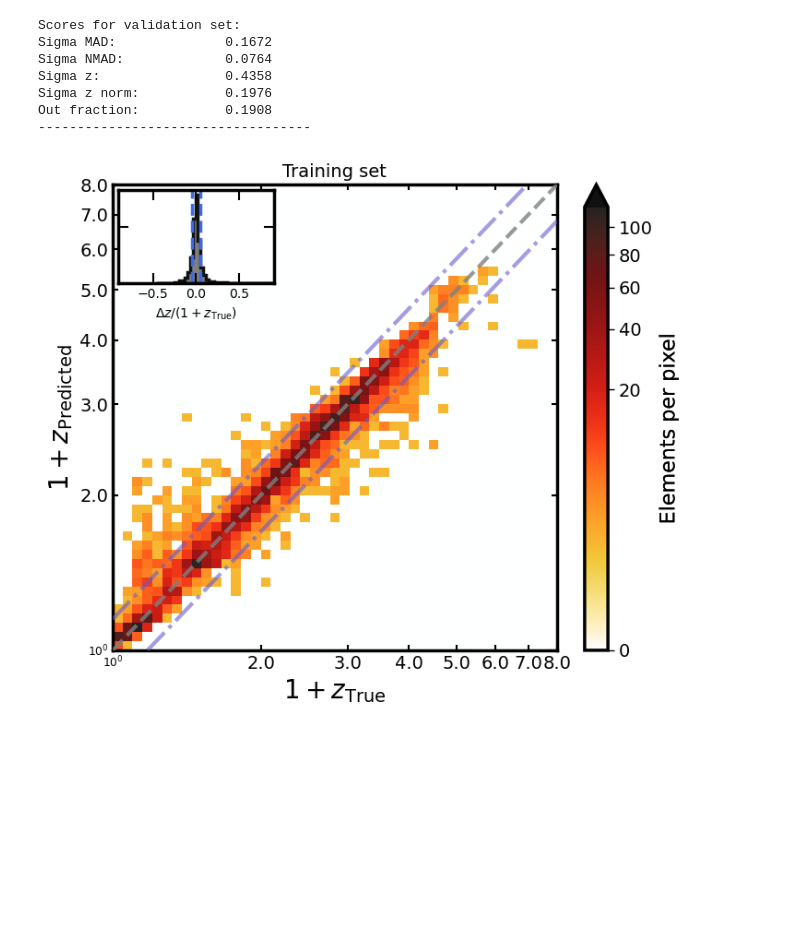
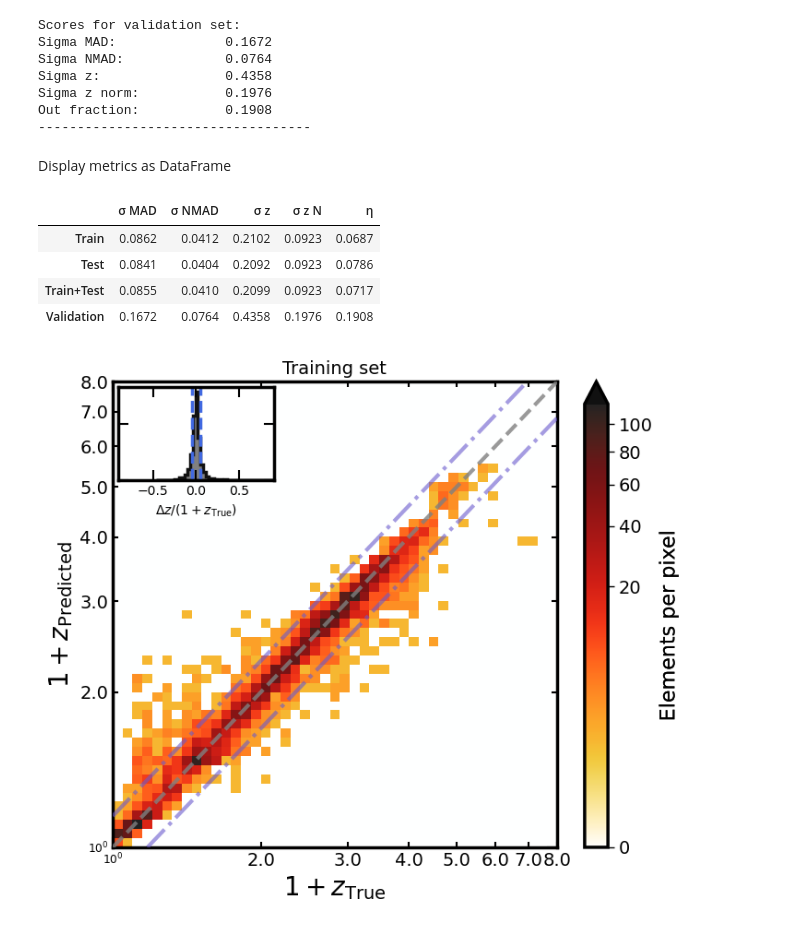
Before and after one commit to racarvajal/Pipeline_RG_z_ML, a Jupyter notebook: ML_18.ipynb, the cells around one changed output. Saved outputs shown, nothing was run; the diff lists cells and outputs as text; code cells hidden in the pictures; blank space fills up the shorter version.

```diff
--- a/ML_18.ipynb
+++ b/ML_18.ipynb
@@ -1175,11 +1179,13 @@ sigma_z_valid      = sigma_z(validation_prediction_reg.loc[:, 'Z'],      validat
 # %%
-sigma_z_norm_train = sigma_z_norm(train_prediction_reg.loc[:, 'Z'],      train_prediction_reg.loc[:, 'Label'])
-sigma_z_norm_test  = sigma_z_norm(test_prediction_reg.loc[:, 'Z'],       test_prediction_reg.loc[:, 'Label'])
-sigma_z_norm_valid = sigma_z_norm(validation_prediction_reg.loc[:, 'Z'], validation_prediction_reg.loc[:, 'Label'])
+sigma_z_norm_train      = sigma_z_norm(train_prediction_reg.loc[:, 'Z'],      train_prediction_reg.loc[:, 'Label'])
+sigma_z_norm_test       = sigma_z_norm(test_prediction_reg.loc[:, 'Z'],       test_prediction_reg.loc[:, 'Label'])
+sigma_z_norm_train_test = sigma_z_norm(train_test_prediction_reg.loc[:, 'Z'], train_test_prediction_reg.loc[:, 'Label'])
+sigma_z_norm_valid      = sigma_z_norm(validation_prediction_reg.loc[:, 'Z'], validation_prediction_reg.loc[:, 'Label'])
 # %%
-out_frac_train     = outlier_frac(train_prediction_reg.loc[:, 'Z'],      train_prediction_reg.loc[:, 'Label'])
-out_frac_test      = outlier_frac(test_prediction_reg.loc[:, 'Z'],       test_prediction_reg.loc[:, 'Label'])
-out_frac_valid     = outlier_frac(validation_prediction_reg.loc[:, 'Z'], validation_prediction_reg.loc[:, 'Label'])
+out_frac_train          = outlier_frac(train_prediction_reg.loc[:, 'Z'],      train_prediction_reg.loc[:, 'Label'])
+out_frac_test           = outlier_frac(test_prediction_reg.loc[:, 'Z'],       test_prediction_reg.loc[:, 'Label'])
+out_frac_train_test     = outlier_frac(train_test_prediction_reg.loc[:, 'Z'], train_test_prediction_reg.loc[:, 'Label'])
+out_frac_valid          = outlier_frac(validation_prediction_reg.loc[:, 'Z'], validation_prediction_reg.loc[:, 'Label'])
 # %%
 print('Scores for training set:')
 print(f'Sigma MAD:\t\t{sigma_mad_train:.4f}')
@@ -1228,6 +1234,25 @@ Sigma z:                0.4358
 Sigma z norm:           0.1976
 Out fraction:           0.1908
 -----------------------------------
+# %% [markdown]
+Display metrics as DataFrame
+# %%
+metrics_z = np.array([[sigma_mad_train,      sigma_nmad_train,      sigma_z_train,      sigma_z_norm_train,      out_frac_train],\
+                      [sigma_mad_test,       sigma_nmad_test,       sigma_z_test,       sigma_z_norm_test,       out_frac_test],\
+                      [sigma_mad_train_test, sigma_nmad_train_test, sigma_z_train_test, sigma_z_norm_train_test, out_frac_train_test],\
+                      [sigma_mad_valid,      sigma_nmad_valid,      sigma_z_valid,      sigma_z_norm_valid,      out_frac_valid]])
+# %%
+metrics_z_df = pd.DataFrame(data=metrics_z, index=['Train', 'Test', 'Train+Test', 'Validation'],\
+                            columns=['\u03C3 MAD', '\u03C3 NMAD', '\u03C3 z', '\u03C3 z N', '\u03B7'])
+# %%
+with pd.option_context('display.float_format', '{:.4f}'.format):
+    display(metrics_z_df)
+# %% [output]
+|  | σ MAD | σ NMAD | σ z | σ z N | η |
+| Train | 0.0862 | 0.0412 | 0.2102 | 0.0923 | 0.0687 |
+| Test | 0.0841 | 0.0404 | 0.2092 | 0.0923 | 0.0786 |
+| Train+Test | 0.0855 | 0.0410 | 0.2099 | 0.0923 | 0.0717 |
+| Validation | 0.1672 | 0.0764 | 0.4358 | 0.1976 | 0.1908 |
 # %%
 # visualize the embedding
 fig             = plt.figure(figsize=(7.5,6))
```
Also changed, not shown: parts of 9 cells of this notebook.
